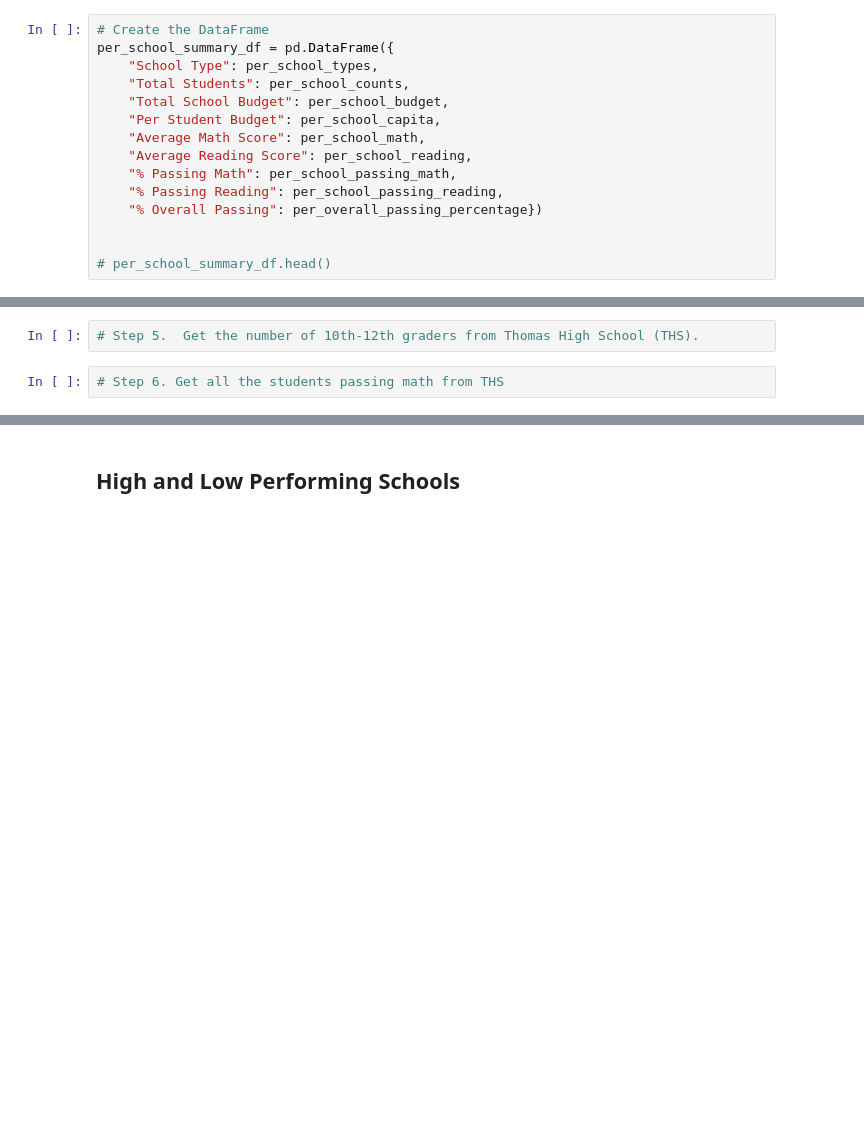
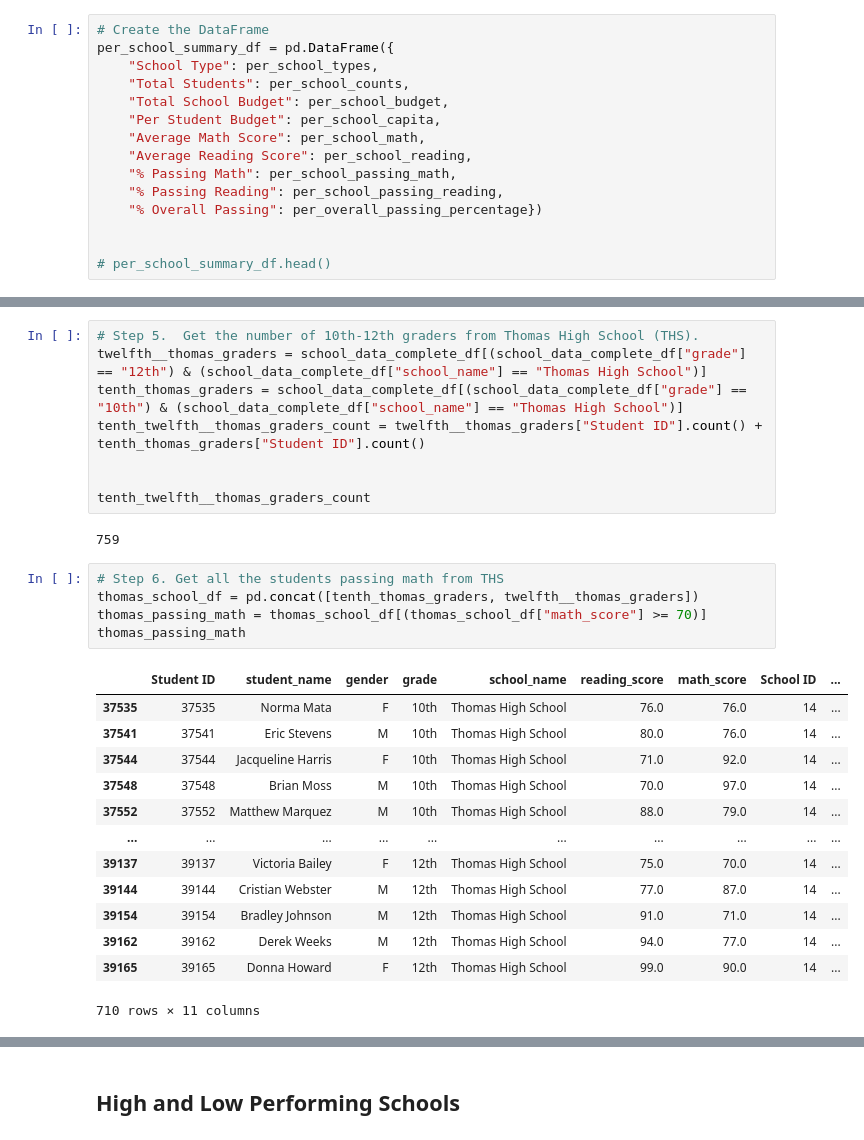
Before and after one commit to bradleycao/Python_SchoolDistrictAnalysis, a Jupyter notebook: PyCitySchools_Challenge.ipynb, the cells around one changed output, grey strips where cells are left out. Saved outputs shown, nothing was run; the diff lists cells and outputs as text; blank space fills up the shorter version.

Commit message:
Thomas tenth and twelth graders

```diff
--- a/PyCitySchools_Challenge.ipynb
+++ b/PyCitySchools_Challenge.ipynb
@@ -264,7 +264,32 @@ per_school_summary_df
 | Wright High School | Charter | 1800 | $1,049,400.00 | $583.00 | 83.682222 | ... |
 # %%
 # Step 5.  Get the number of 10th-12th graders from Thomas High School (THS).
+twelfth__thomas_graders = school_data_complete_df[(school_data_complete_df["grade"] == "12th") & (school_data_complete_df["school_name"] == "Thomas High School")]
+tenth_thomas_graders = school_data_complete_df[(school_data_complete_df["grade"] == "10th") & (school_data_complete_df["school_name"] == "Thomas High School")]
+tenth_twelfth__thomas_graders_count = twelfth__thomas_graders["Student ID"].count() + tenth_thomas_graders["Student ID"].count()
+
+
+tenth_twelfth__thomas_graders_count
+# %% [output]
+759
 # %%
 # Step 6. Get all the students passing math from THS
+thomas_school_df = pd.concat([tenth_thomas_graders, twelfth__thomas_graders])
+thomas_passing_math = thomas_school_df[(thomas_school_df["math_score"] >= 70)]
+thomas_passing_math
+# %% [output]
+|  | Student ID | student_name | gender | grade | school_name | reading_score | math_score | School ID | ... |
+| 37535 | 37535 | Norma Mata | F | 10th | Thomas High School | 76.0 | 76.0 | 14 | ... |
+| 37541 | 37541 | Eric Stevens | M | 10th | Thomas High School | 80.0 | 76.0 | 14 | ... |
+| 37544 | 37544 | Jacqueline Harris | F | 10th | Thomas High School | 71.0 | 92.0 | 14 | ... |
+| 37548 | 37548 | Brian Moss | M | 10th | Thomas High School | 70.0 | 97.0 | 14 | ... |
+| 37552 | 37552 | Matthew Marquez | M | 10th | Thomas High School | 88.0 | 79.0 | 14 | ... |
+| ... | ... | ... | ... | ... | ... | ... | ... | ... | ... |
+| 39137 | 39137 | Victoria Bailey | F | 12th | Thomas High School | 75.0 | 70.0 | 14 | ... |
+| 39144 | 39144 | Cristian Webster | M | 12th | Thomas High School | 77.0 | 87.0 | 14 | ... |
+| 39154 | 39154 | Bradley Johnson | M | 12th | Thomas High School | 91.0 | 71.0 | 14 | ... |
+| 39162 | 39162 | Derek Weeks | M | 12th | Thomas High School | 94.0 | 77.0 | 14 | ... |
+| 39165 | 39165 | Donna Howard | F | 12th | Thomas High School | 99.0 | 90.0 | 14 | ... |
+710 rows × 11 columns
 # %%
 # Step 7. Get all the students passing reading from THS
```
Also changed, not shown: parts of 9 cells of this notebook.
